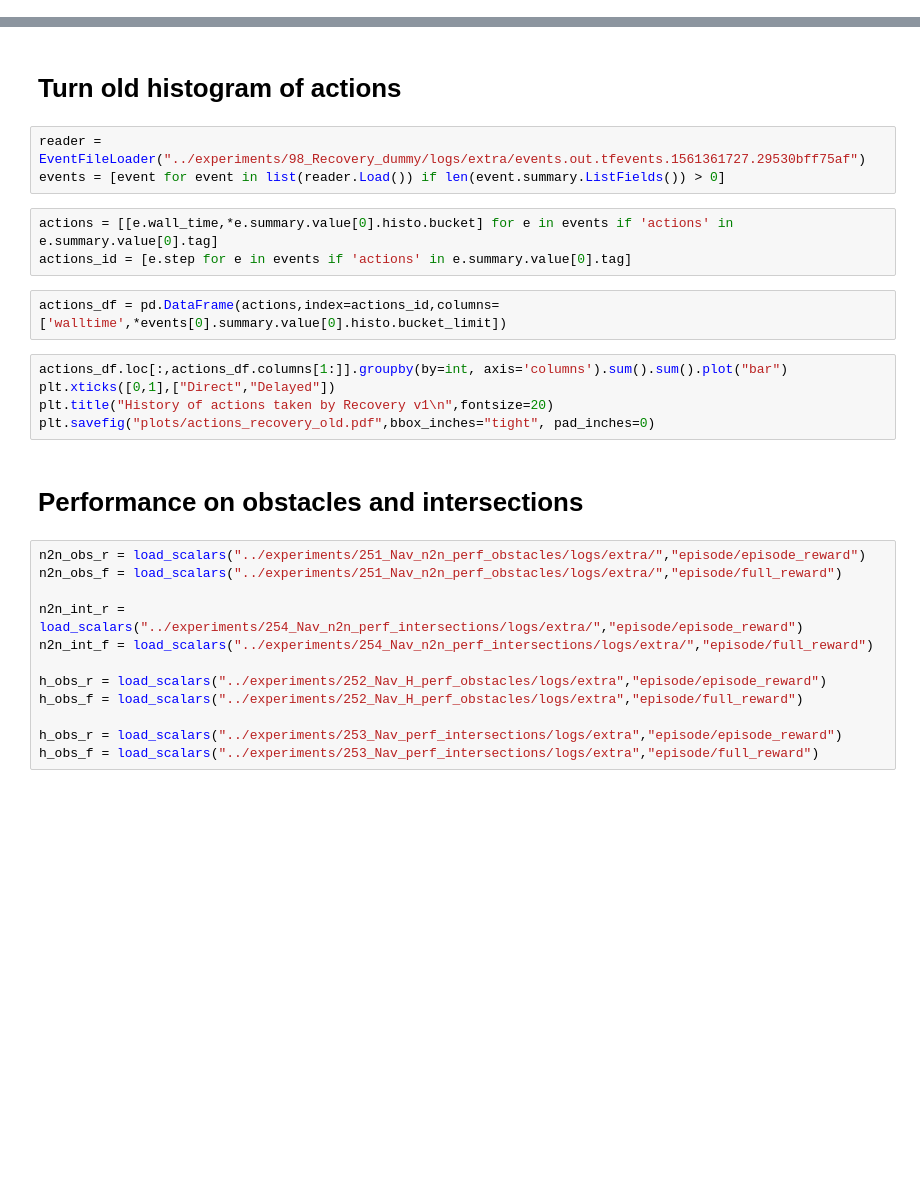
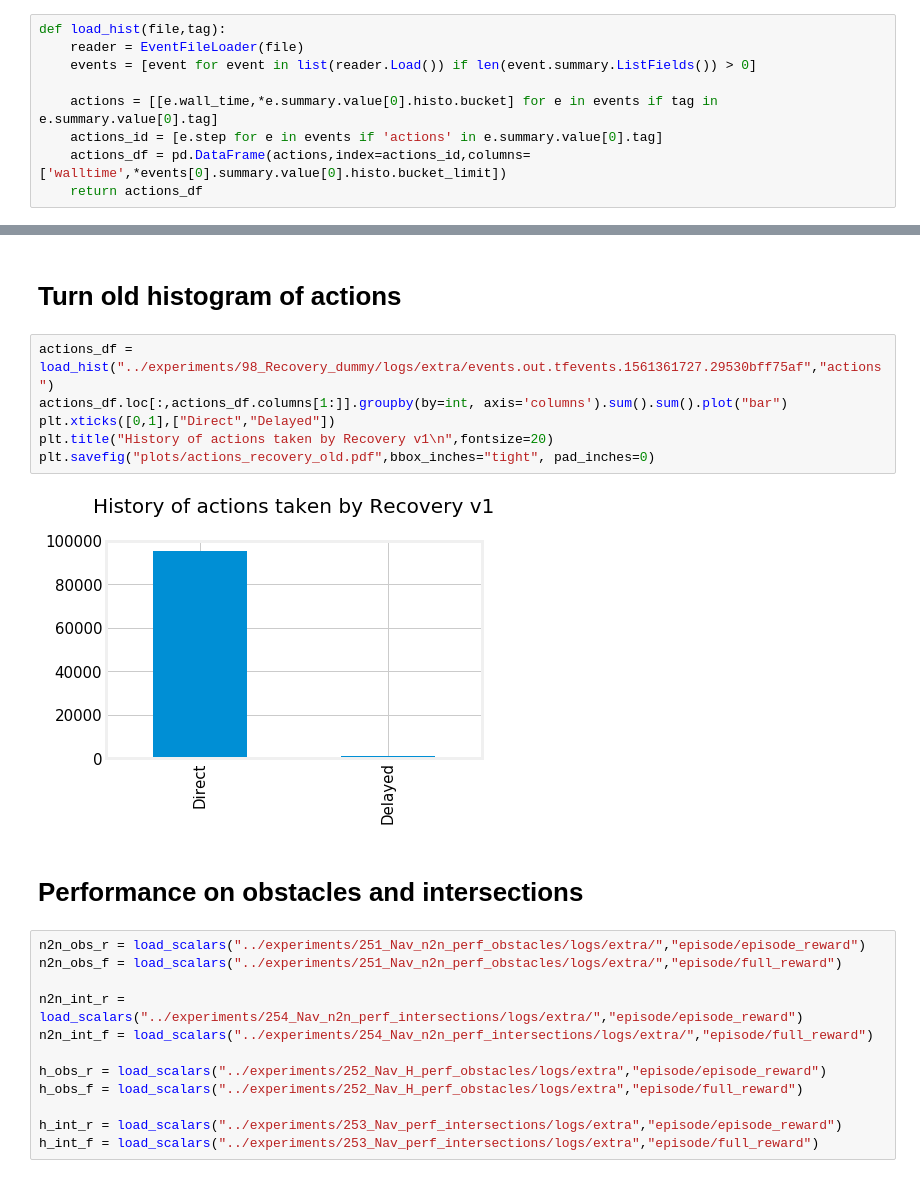
Before and after one commit to NotAnyMike/HRL, a Jupyter notebook: notebooks/Plots.ipynb, the cells around one changed output, grey strips where cells are left out. Saved outputs shown, nothing was run; the diff lists cells and outputs as text; blank space fills up the shorter version.

Commit message:
updating plot.ipynb, plots and exp.csv

```diff
--- a/notebooks/Plots.ipynb
+++ b/notebooks/Plots.ipynb
@@ -91,6 +105,15 @@ def merge_logs(*vals):
     val[2] = smooth(val[3],.99)
 
     return val
+# %%
+def load_hist(file,tag):
+    reader = EventFileLoader(file)
+    events = [event for event in list(reader.Load()) if len(event.summary.ListFields()) > 0]
+
+    actions = [[e.wall_time,*e.summary.value[0].histo.bucket] for e in events if tag in e.summary.value[0].tag]
+    actions_id = [e.step for e in events if 'actions' in e.summary.value[0].tag]
+    actions_df = pd.DataFrame(actions,index=actions_id,columns=['walltime',*events[0].summary.value[0].histo.bucket_limit])
+    return actions_df
 # %% [markdown]
 # Histograms
 # %%
@@ -858,19 +880,14 @@ plt.xticks([i*24*3600 for i in range(7)],[str(i*24)+"h" for i in range(7)])
 [figure]
 # %% [markdown]
 # Turn old histogram of actions
-# %%
-reader = EventFileLoader("../experiments/98_Recovery_dummy/logs/extra/events.out.tfevents.1561361727.29530bff75af")
-events = [event for event in list(reader.Load()) if len(event.summary.ListFields()) > 0]
-# %%
-actions = [[e.wall_time,*e.summary.value[0].histo.bucket] for e in events if 'actions' in e.summary.value[0].tag]
-actions_id = [e.step for e in events if 'actions' in e.summary.value[0].tag]
-# %%
-actions_df = pd.DataFrame(actions,index=actions_id,columns=['walltime',*events[0].summary.value[0].histo.bucket_limit])
 # %%
+actions_df = load_hist("../experiments/98_Recovery_dummy/logs/extra/events.out.tfevents.1561361727.29530bff75af","actions")
 actions_df.loc[:,actions_df.columns[1:]].groupby(by=int, axis='columns').sum().sum().plot("bar")
 plt.xticks([0,1],["Direct","Delayed"])
 plt.title("History of actions taken by Recovery v1\n",fontsize=20)
 plt.savefig("plots/actions_recovery_old.pdf",bbox_inches="tight", pad_inches=0)
+# %% [output]
+[figure, added]
 # %% [markdown]
 # Performance on obstacles and intersections
 # %%
@@ -883,8 +900,8 @@ n2n_int_f = load_scalars("../experiments/254_Nav_n2n_perf_intersections/logs/ext
 h_obs_r = load_scalars("../experiments/252_Nav_H_perf_obstacles/logs/extra","episode/episode_reward")
 h_obs_f = load_scalars("../experiments/252_Nav_H_perf_obstacles/logs/extra","episode/full_reward")
 
-h_obs_r = load_scalars("../experiments/253_Nav_perf_intersections/logs/extra","episode/episode_reward")
-h_obs_f = load_scalars("../experiments/253_Nav_perf_intersections/logs/extra","episode/full_reward")
+h_int_r = load_scalars("../experiments/253_Nav_perf_intersections/logs/extra","episode/episode_reward")
+h_int_f = load_scalars("../experiments/253_Nav_perf_intersections/logs/extra","episode/full_reward")
 # %%
 n2n_obs_ratio = [1 - r/f for r,f in zip(n2n_obs_r[2],n2n_obs_f[2])]
 n2n_int_ratio = [r/f for r,f in zip(n2n_int_r[2],n2n_int_f[2])]
```
Also changed, not shown: parts of 18 cells of this notebook, 7 other files.
